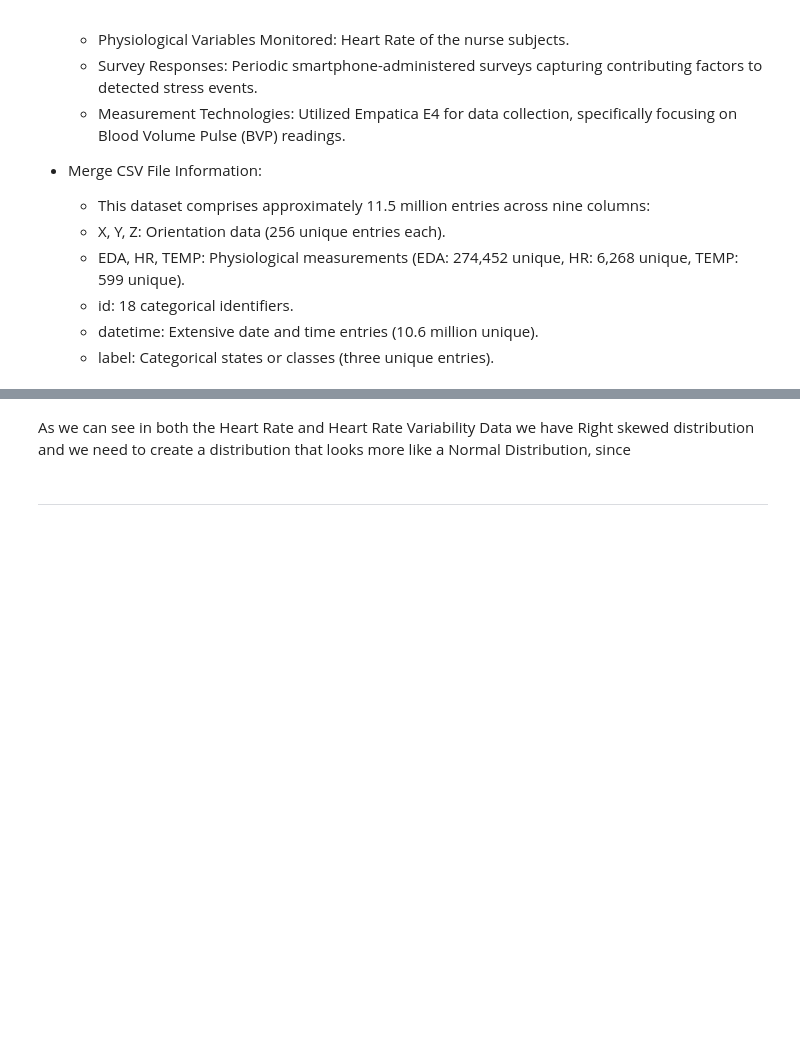
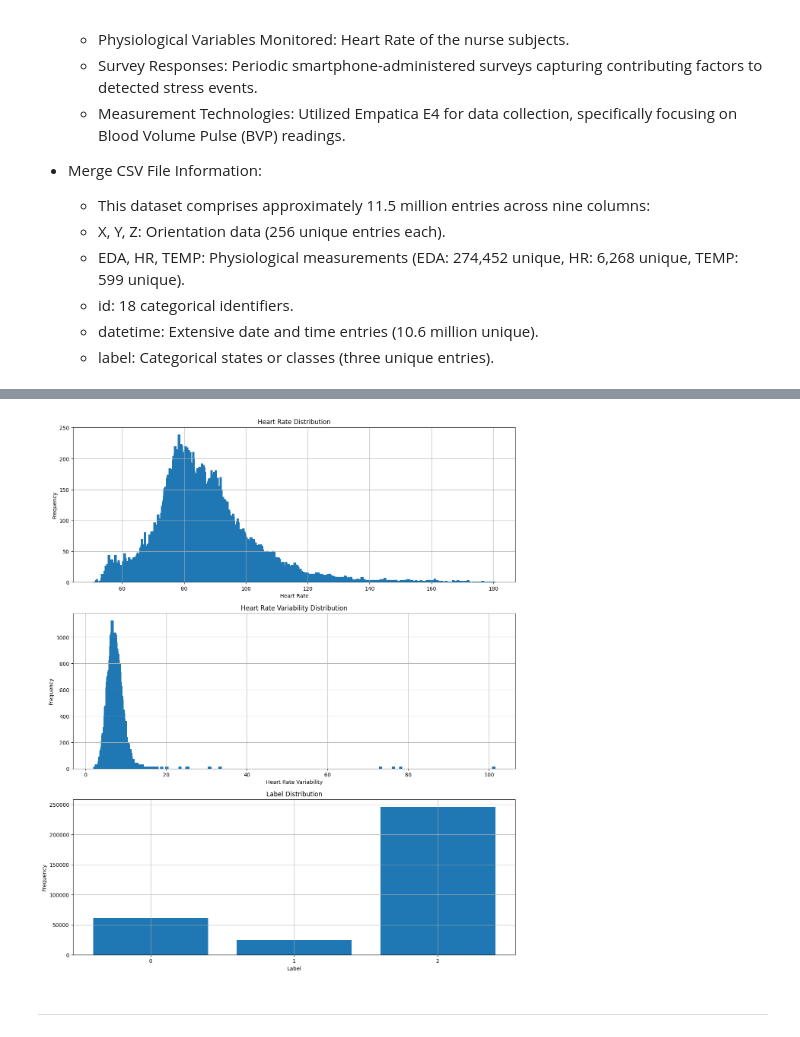
Before and after one commit to StamatisOrfanos/Stress_Detection, a Jupyter notebook: preprocessing.ipynb, the cells around one changed output, grey strips where cells are left out. Drawn from its saved outputs; the diff is of its cells as text; code cells hidden in the pictures; blank space fills up the shorter version.

```diff
--- a/preprocessing.ipynb
+++ b/preprocessing.ipynb
@@ -192,5 +92,33 @@ os.remove(os.path.join(data_path, 'Healthcare/resampled_data.csv'))
-# %% [markdown]
-As we can see in both the Heart Rate and Heart Rate Variability Data we have Right skewed distribution and we need to create a distribution that looks more like a Normal Distribution, since
+# %%
+# Plot statistical data for the dataset
+labels = resampled['label'].value_counts()
+
+nrows = 3
+ncols = 1
+
+fig, axs = plt.subplots(nrows, ncols, figsize=(15, 18))
+
+axs[0].bar(resampled['HR'].value_counts().index, resampled['HR'].value_counts().values)
+axs[0].set_title('Heart Rate Distribution')
+axs[0].set_xlabel('Heart Rate')
+axs[0].set_ylabel('Frequency')
+axs[0].grid(True)
+
+axs[1].bar(resampled['HRV'].value_counts().index, resampled['HRV'].value_counts().values)
+axs[1].set_title('Heart Rate Variability Distribution')
+axs[1].set_xlabel('Heart Rate Variability')
+axs[1].set_ylabel('Frequency')
+axs[1].grid(True)
+
+
+axs[2].bar(labels.index, labels.values)
+axs[2].set_title('Label Distribution')
+axs[2].set_xlabel('Label')
+axs[2].set_ylabel('Frequency')
+axs[2].set_xticks(labels.index)
+axs[2].set_xticklabels(labels.index.astype(int))
+# %% [output]
+[figure, new version]
 # %% [markdown]
 ---
 # %% [markdown]
```
Also changed, not shown: parts of 19 cells of this notebook, 4 other files.
